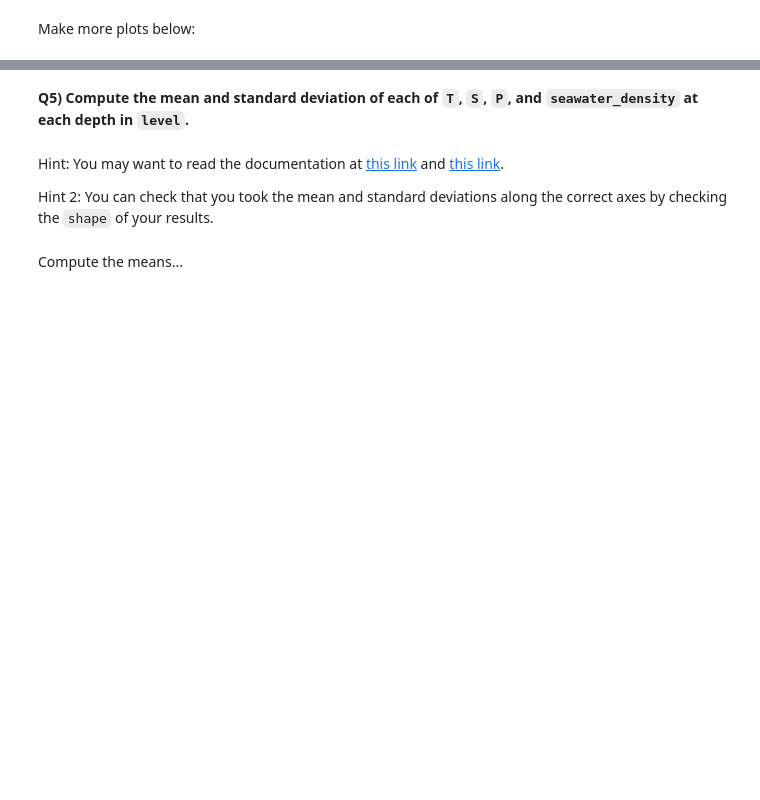
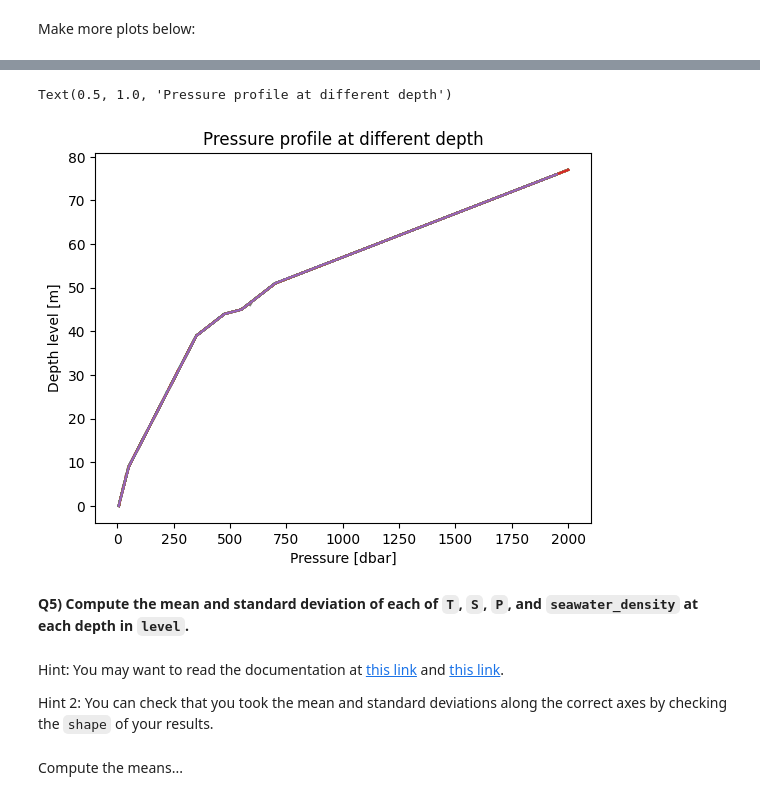
Before and after one commit to David-Soldini/2023_Intro_Python, a Jupyter notebook: ML_EES/IP/W2_S1.ipynb, the cells around one changed output, grey strips where cells are left out. Saved outputs shown, nothing was run; the diff lists cells and outputs as text; code cells hidden in the pictures; blank space fills up the shorter version.

```diff
--- a/ML_EES/IP/W2_S1.ipynb
+++ b/ML_EES/IP/W2_S1.ipynb
@@ -252,3 +271,11 @@ Make more plots below:
+# %%
+plt.plot(P,level); # The semi-colon prevents printing the line objects
+plt.xlabel('Pressure [dbar]') # Takes a string as argument
+plt.ylabel('Depth level [m]')
+plt.title('Pressure profile at different depth')
+# %% [output]
+Text(0.5, 1.0, 'Pressure profile at different depth')
+[figure, added]
 # %% [markdown]
 **Q5) Compute the mean and standard deviation of each of `T`, `S`, `P`, and `seawater_density` at each depth in `level`.**
 # %% [markdown]
```
Also changed, not shown: parts of 26 cells of this notebook.
